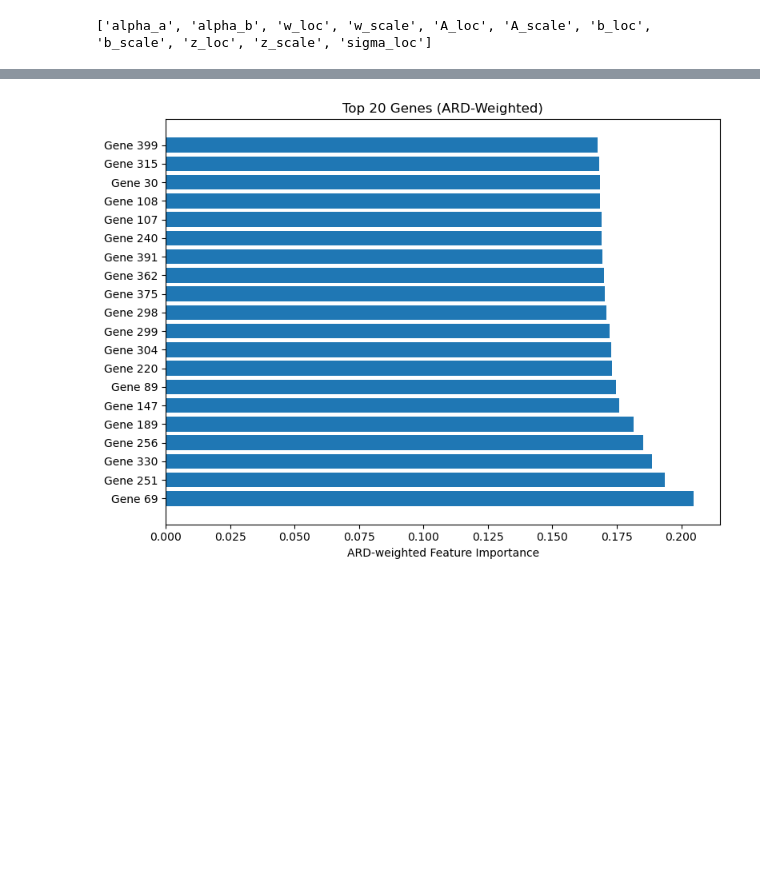
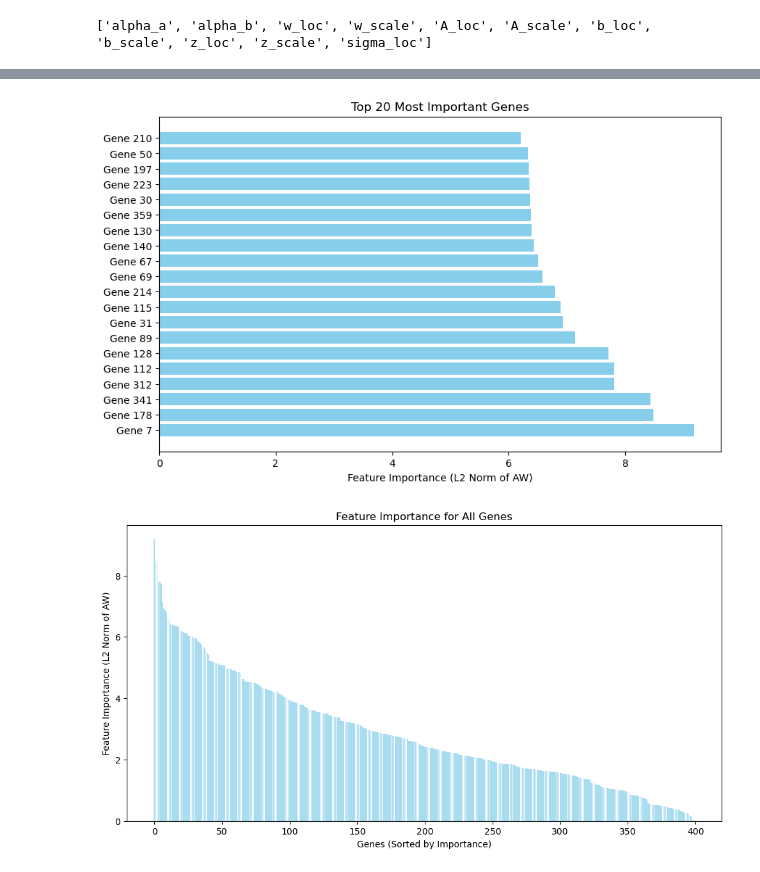
Before and after one commit to Richlogger/42186-Model-Based-ML-Project, a Jupyter notebook: PPCA+ARD.ipynb, the cells around one changed output, grey strips where cells are left out. Saved outputs shown, nothing was run; the diff lists cells and outputs as text; code cells hidden in the pictures; blank space fills up the shorter version.

Commit message:
Incorporated featureimportance in PPCA+ARD

```diff
--- a/PPCA+ARD.ipynb
+++ b/PPCA+ARD.ipynb
@@ -396,60 +420,18 @@ Validation Accuracy: 0.9400
 [figure]
-# %%
-def compute_feature_importance_ard(W_post, alpha_a, alpha_b, top_n=20):
-    """
-    Compute ARD-weighted feature importance.
-
-    W_post:   np.array of shape [latent_dim, n_genes]
-    alpha_a:  np.array of shape [latent_dim]
-    alpha_b:  np.array of shape [latent_dim]
-    top_n:    number of top genes to return
-    Returns:
-      top_indices: np.array of shape [top_n]
-      top_importance: np.array of shape [top_n]
-    """
-    # posterior mean of ARD precisions
-    alpha_mean = alpha_a / alpha_b               # [latent_dim]
-    scale      = 1.0 / np.sqrt(alpha_mean)       # [latent_dim]
-    W_weighted = W_post * scale[:, None]         # [latent_dim, n_genes]
-
-    # feature scores (mean absolute weight)
-    feature_importance = np.abs(W_weighted).mean(axis=0)  # [n_genes]
-
-    # pick and sort top_n
-    top_idx = np.argsort(feature_importance)[-top_n:]
-    top_imp = feature_importance[top_idx]
-    sorter  = np.argsort(top_imp)
-    return top_idx[sorter], top_imp[sorter]
-
-def plot_top_genes_ard(top_indices, top_importance, gene_names=None):
-    """
-    Plot horizontal bar chart of top ARD-weighted genes.
-
-    top_indices:     array of gene indices
-    top_importance:  array of importances (same order)
-    gene_names:      optional list/array of all gene names
-    """
-    if gene_names is not None:
-        labels = [gene_names[i] for i in top_indices]
-    else:
-        labels = [f"Gene {i}" for i in top_indices]
-
-    plt.figure(figsize=(8, max(4, len(top_indices) * 0.3)))
-    plt.barh(labels, top_importance)
-    plt.xlabel("ARD-weighted Feature Importance")
-    plt.title(f"Top {len(top_indices)} Genes (ARD-Weighted)")
-    plt.gca().invert_yaxis()
-    plt.tight_layout()
-    plt.show()
-
-# --- Example Usage ---
-ps      = pyro.get_param_store()
-W_post  = ps["w_loc"].detach().cpu().numpy()    # [latent_dim, n_genes]
-alpha_a = ps["alpha_a"].detach().cpu().numpy()  # [latent_dim]
-alpha_b = ps["alpha_b"].detach().cpu().numpy()  # [latent_dim]
-
-top_n         = 20
-top_idx, top_imp = compute_feature_importance_ard(W_post, alpha_a, alpha_b, top_n=top_n)
-plot_top_genes_ard(top_idx, top_imp, gene_names=None)
-# %% [output]
-[figure, removed]
+# %%
+# Example usage
+W = pyro.param("w_loc").detach().cpu().numpy()  # Shape: [latent_dim, n_genes]
+A = A_pm.detach().cpu().numpy()                # Shape: [n_classes, latent_dim]
+top_n = 20
+gene_importance = np.linalg.norm(A @ W, axis=0)  # Compute importance for all genes
+
+
+# Compute feature importance
+top_indices, top_importance = compute_feature_importance_from_AW(W, A, top_n=top_n)
+
+# Plot the top genes
+plot_top_genes_from_AW(top_indices, top_importance, top_n=top_n)
+plot_all_genes_from_AW(gene_importance)
+# %% [output]
+[figure, added]
+[figure, added]
```
Also changed, not shown: parts of 6 cells of this notebook, 1 other file.
